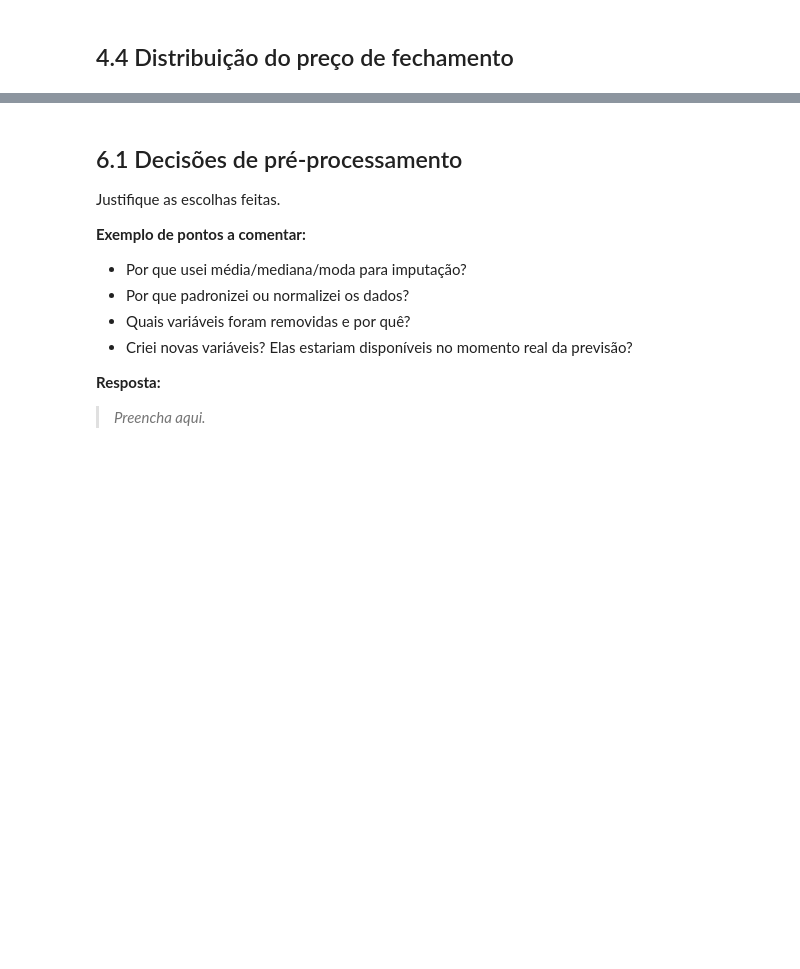
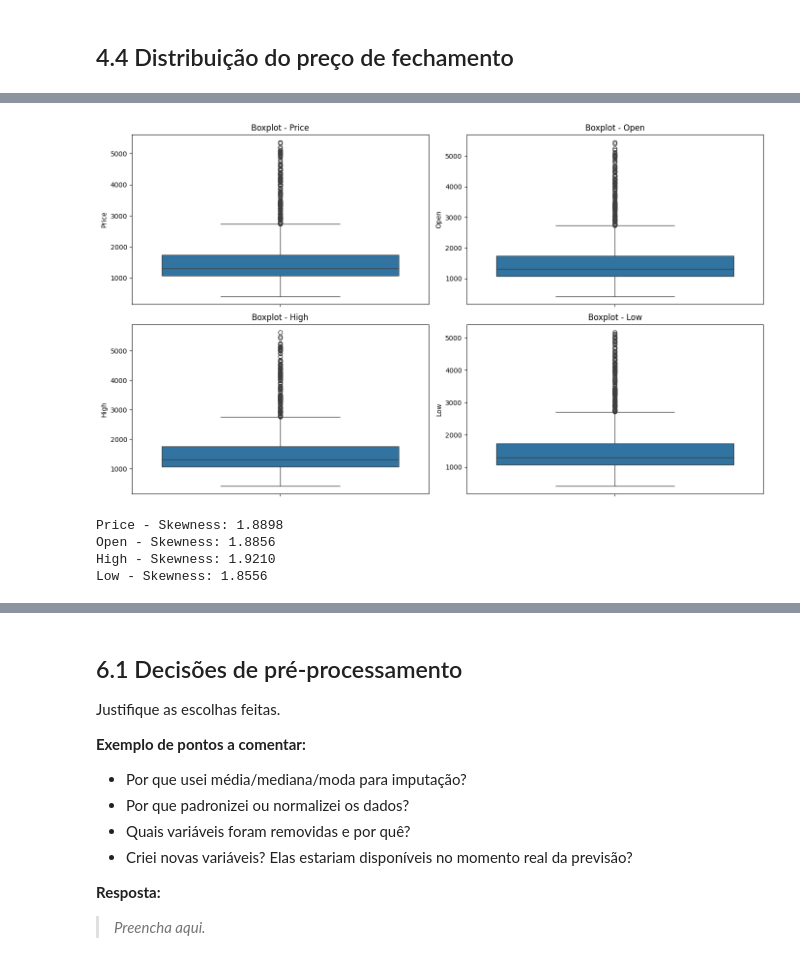
Before and after one commit to lalipedrozo/PUC_MVP_Machine_Learning, a Jupyter notebook: MVP_Machine_Learning.ipynb, the cells around one changed output, grey strips where cells are left out. Cells and saved outputs as stored; diff of their text form; code cells hidden in the pictures; blank space fills up the shorter version.

```diff
--- a/MVP_Machine_Learning.ipynb
+++ b/MVP_Machine_Learning.ipynb
@@ -560,0 +440,31 @@ Crie uma sequência reprodutível de tratamento dos dados.
+# %%
+# ==========================================================
+# Identificação de outliers
+# ==========================================================
+
+import seaborn as sns
+import matplotlib.pyplot as plt
+
+# Seleção das variáveis numéricas relevantes
+num_cols = ["Price", "Open", "High", "Low"]
+
+# Boxplots para análise visual de outliers
+plt.figure(figsize=(14,8))
+
+for i, col in enumerate(num_cols, 1):
+    plt.subplot(2, 2, i)
+    sns.boxplot(y=df[col])
+    plt.title(f'Boxplot - {col}')
+
+plt.tight_layout()
+plt.show()
+
+# Estatísticas de assimetria (auxilia na identificação de caudas longas)
+for col in num_cols:
+    print(f"{col} - Skewness: {df[col].skew():.4f}")
+# %% [output]
+[figure, added]
+Price - Skewness: 1.8898
+Open - Skewness: 1.8856
+High - Skewness: 1.9210
+Low - Skewness: 1.8556
```
Also changed, not shown: parts of 61 cells of this notebook.
